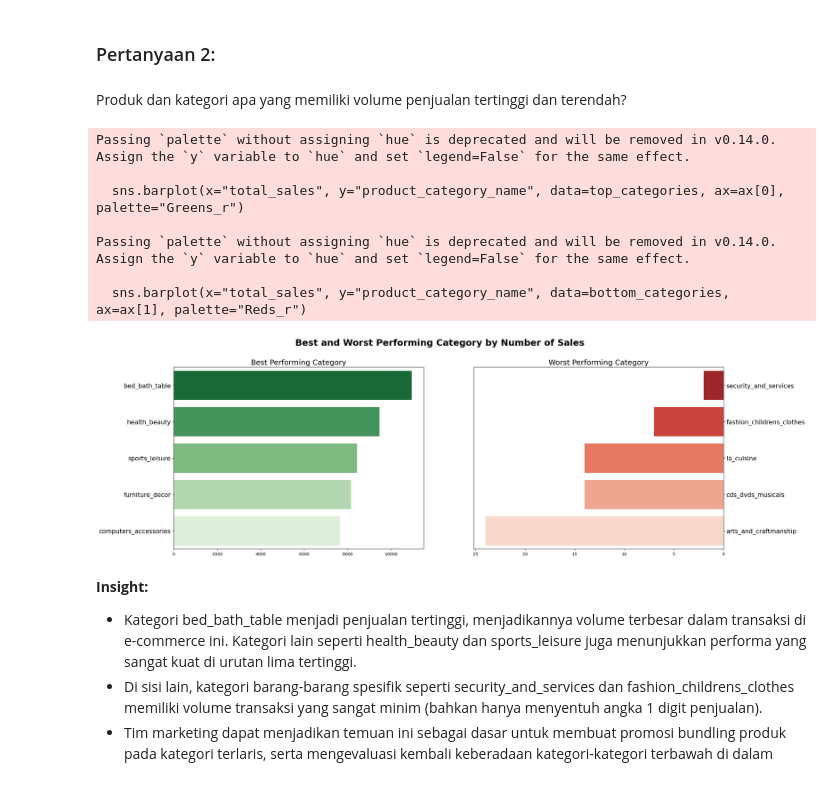
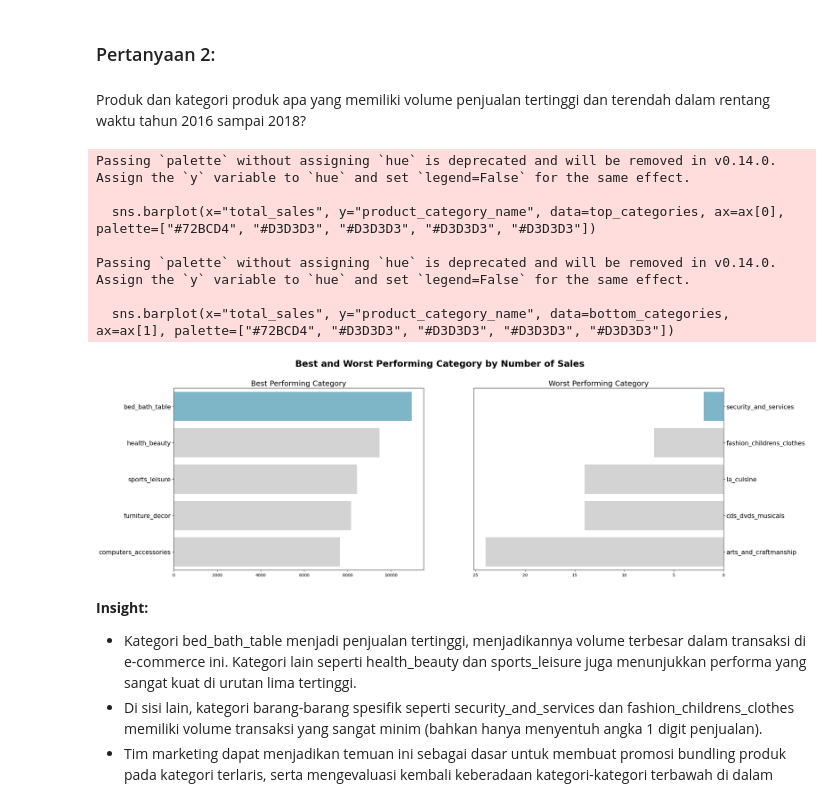
Before and after one commit to daryihsan/dicoding_analisis_data, a Jupyter notebook: Proyek_Analisis_Data.ipynb, the cells around one changed output. Drawn from its saved outputs; the diff is of its cells as text; code cells hidden in the pictures.

```diff
--- a/Proyek_Analisis_Data.ipynb
+++ b/Proyek_Analisis_Data.ipynb
@@ -1243,42 +1243,42 @@ Passing `palette` without assigning `hue` is deprecated and will be removed in v
 # %% [markdown]
 ### Pertanyaan 2:
 # %% [markdown]
-Produk dan kategori apa yang memiliki volume penjualan tertinggi dan terendah?
+Produk dan kategori produk apa yang memiliki volume penjualan tertinggi dan terendah dalam rentang waktu tahun 2016 sampai 2018?
 # %%
 category_sales = final_sales_df.groupby('product_category_name').order_id.count().reset_index()
 category_sales.rename(columns={'order_id': 'total_sales'}, inplace=True)
 
 top_categories = category_sales.sort_values(by='total_sales', ascending=False).head(5)
 bottom_categories = category_sales.sort_values(by='total_sales', ascending=True).head(5)
 
 fig, ax = plt.subplots(nrows=1, ncols=2, figsize=(24, 8))
 
-sns.barplot(x="total_sales", y="product_category_name", data=top_categories, ax=ax[0], palette="Greens_r")
+sns.barplot(x="total_sales", y="product_category_name", data=top_categories, ax=ax[0], palette=["#72BCD4", "#D3D3D3", "#D3D3D3", "#D3D3D3", "#D3D3D3"])
 ax[0].set_ylabel(None)
 ax[0].set_xlabel(None)
 ax[0].set_title("Best Performing Category", loc="center", fontsize=18)
 ax[0].tick_params(axis='y', labelsize=15)
 
-sns.barplot(x="total_sales", y="product_category_name", data=bottom_categories, ax=ax[1], palette="Reds_r")
+sns.barplot(x="total_sales", y="product_category_name", data=bottom_categories, ax=ax[1], palette=["#72BCD4", "#D3D3D3", "#D3D3D3", "#D3D3D3", "#D3D3D3"])
 ax[1].set_ylabel(None)
 ax[1].set_xlabel(None)
 ax[1].invert_xaxis()
 ax[1].yaxis.set_label_position("right")
 ax[1].yaxis.tick_right()
 ax[1].set_title("Worst Performing Category", loc="center", fontsize=18)
 ax[1].tick_params(axis='y', labelsize=15)
 
 plt.suptitle("Best and Worst Performing Category by Number of Sales", fontsize=22, fontweight='bold', y=1.0)
 plt.show()
 # %% [output]
 Passing `palette` without assigning `hue` is deprecated and will be removed in v0.14.0. Assign the `y` variable to `hue` and set `legend=False` for the same effect.
 
-  sns.barplot(x="total_sales", y="product_category_name", data=top_categories, ax=ax[0], palette="Greens_r")
+  sns.barplot(x="total_sales", y="product_category_name", data=top_categories, ax=ax[0], palette=["#72BCD4", "#D3D3D3", "#D3D3D3", "#D3D3D3", "#D3D3D3"])
 
 Passing `palette` without assigning `hue` is deprecated and will be removed in v0.14.0. Assign the `y` variable to `hue` and set `legend=False` for the same effect.
 
-  sns.barplot(x="total_sales", y="product_category_name", data=bottom_categories, ax=ax[1], palette="Reds_r")
+  sns.barplot(x="total_sales", y="product_category_name", data=bottom_categories, ax=ax[1], palette=["#72BCD4", "#D3D3D3", "#D3D3D3", "#D3D3D3", "#D3D3D3"])
-[figure, old version]
+[figure, new version]
 # %% [markdown]
 **Insight:**
 
```
Also changed, not shown: parts of 16 cells of this notebook.
